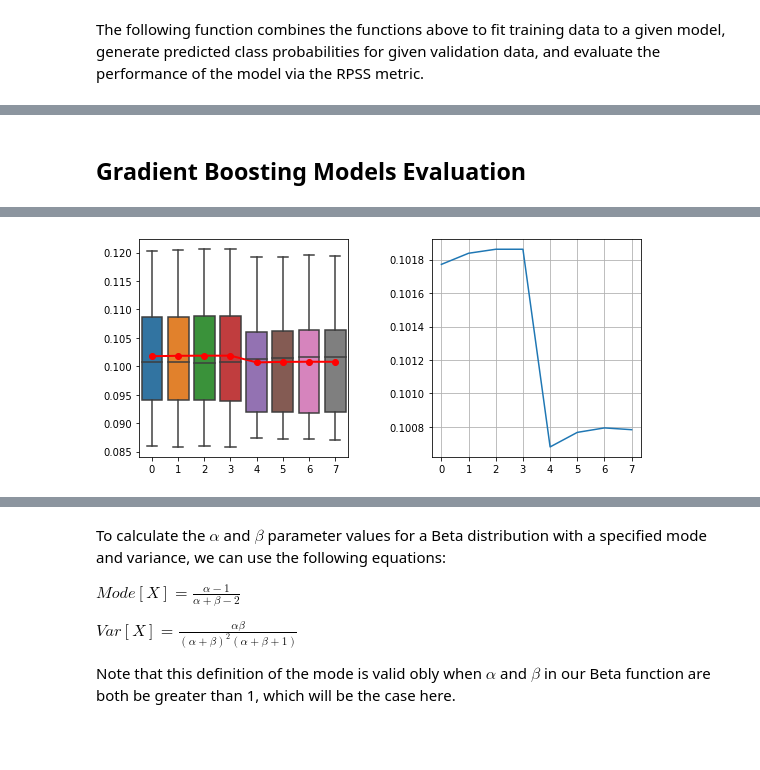
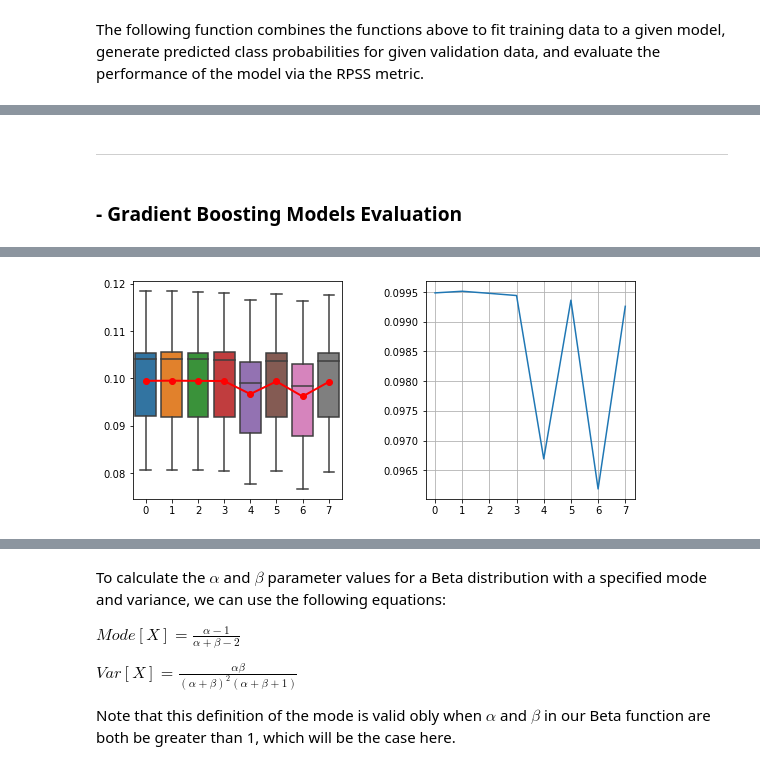
Before and after one commit to fanahanmc/ACM40960-ProjMathsModel, a Jupyter notebook: ACM40960_Project_Main.ipynb, the cells around one changed output, grey strips where cells are left out. Saved outputs shown, nothing was run; the diff lists cells and outputs as text; code cells hidden in the pictures; blank space fills up the shorter version.

```diff
--- a/ACM40960_Project_Main.ipynb
+++ b/ACM40960_Project_Main.ipynb
@@ -905,16 +993,12 @@ num_folds = 5
 num_reps = 3
 
 # define list of parameters to trial, and calculate number of models
-rf_params = np.array([[1500, 5], [2000, 5], [2500, 5],
-                      [1500, 6], [2000, 6], [2500, 6]])
+rf_params = np.array([[200, 6], [400, 6], [600, 6],
+                      [800, 6], [1000, 6], [1200, 6]])
 num_models = len(rf_params)
 
-# set initial values for progress bar and print top line above progress bar
-progress=0
-progress_last=0
-progress_diff=0
-print("|________._________.___2|5___._________.________5|0________._________.___7|5___._________._________| % Complete (",
-      num_reps, "reps,", num_folds, "folds )")
+# print header for the progress bar and initialise variables
+prog, prog_last, prog_diff = progress_bar_init(num_reps, num_folds)
 
 # create array of zeros to store rpss values for each model over each rep/fold
 rf_rpss = np.zeros(shape=[num_folds*num_reps, num_models])
@@ -935,16 +1019,12 @@ for rep in range(num_reps): # loop through number of reps specified
             rf_rpss[k + rep*num_folds,j] = fit_eval_rpss(rf_mod, train_x, train_y, val_x, val_y)
 
         # update values for progress bar
-        progress = ((rep)*num_folds + (k+1))/((num_reps)*(num_folds))*100
-        progress_diff = np.floor(progress - progress_last).astype(int)
-        progress_last = progress_last + progress_diff
-        # print bars corresponding to current progress
-        for i in range(progress_diff):
-            print("|", end="")
+        prog, prog_last, prog_diff = progress_bar(rep, k, num_reps, num_folds, prog, prog_last, prog_diff)
 
 print("\n\nComplete!")
 
-print("Optimum Random Forest Parameters:",list(rf_params[np.argmax(np.mean(rf_rpss, axis=0))]))
+rf_params_opt = list(rf_params[np.argmax(np.mean(rf_rpss, axis=0))])
+print("Optimum Random Forest Parameters:", rf_params_opt)
 
 # plot RPSS results
 plot_rpss(rf_rpss)
@@ -958,5 +1040,7 @@ Optimum Random Forest Parameters: [1500, 6]
+# %% [markdown]
+---
 # %% [markdown]
-## Gradient Boosting Models Evaluation
+### - Gradient Boosting Models Evaluation
 # %%
 %%time
 
@@ -965,16 +1049,12 @@ num_folds = 5
 num_reps = 3
 
 # define list of parameters to trial, and calculate number of models
-boost_params = np.array([[150, 1], [160, 1], [170, 1], [180, 1],
-                         [71, 2], [73, 2], [75, 2], [77, 2]])
+boost_params = np.array([[150, 1], [160, 1], [170, 1], [180, 1], #[71, 2], [73, 2], [75, 2], [77, 2]]
+                         [190, 2], [200, 1], [210, 2], [220, 1]])
 num_models = len(boost_params)
 
-# set initial values for progress bar and print top line above progress bar
-progress=0
-progress_last=0
-progress_diff=0
-print("|________._________.___2|5___._________.________5|0________._________.___7|5___._________._________| % Complete (",
-      num_reps, "reps,", num_folds, "folds )")
+# print header for the progress bar and initialise variables
+prog, prog_last, prog_diff = progress_bar_init(num_reps, num_folds)
 
 # create array of zeros to store rpss values for each model over each rep/fold
 boost_rpss = np.zeros(shape=[num_folds*num_reps, num_models])
@@ -995,16 +1075,12 @@ for rep in range(num_reps): # loop through number of reps specified
             boost_rpss[k + rep*num_folds, j] = fit_eval_rpss(boost_mod, train_x, train_y, val_x, val_y)
 
         # update values for progress bar
-        progress = ((rep)*num_folds + (k+1))/((num_reps)*(num_folds))*100
-        progress_diff = np.floor(progress - progress_last).astype(int)
-        progress_last = progress_last + progress_diff
-        # print bars corresponding to current progress
-        for i in range(progress_diff):
-            print("|", end="")
+        prog, prog_last, prog_diff = progress_bar(rep, k, num_reps, num_folds, prog, prog_last, prog_diff)
 
 print("\n\nComplete!")
 
-print("Optimum Gradient Boosting Parameters:", list(boost_params[np.argmax(np.mean(boost_rpss, axis=0))]))
+boost_params_opt = list(boost_params[np.argmax(np.mean(boost_rpss, axis=0))])
+print("Optimum Gradient Boosting Parameters:", boost_params_opt)
 
 # plot RPSS results
 plot_rpss(boost_rpss)
@@ -1017 +1095 @@ Optimum Gradient Boosting Parameters: [180, 1]
-[figure, old version]
+[figure, new version]
```
Also changed, not shown: parts of 149 cells of this notebook.
